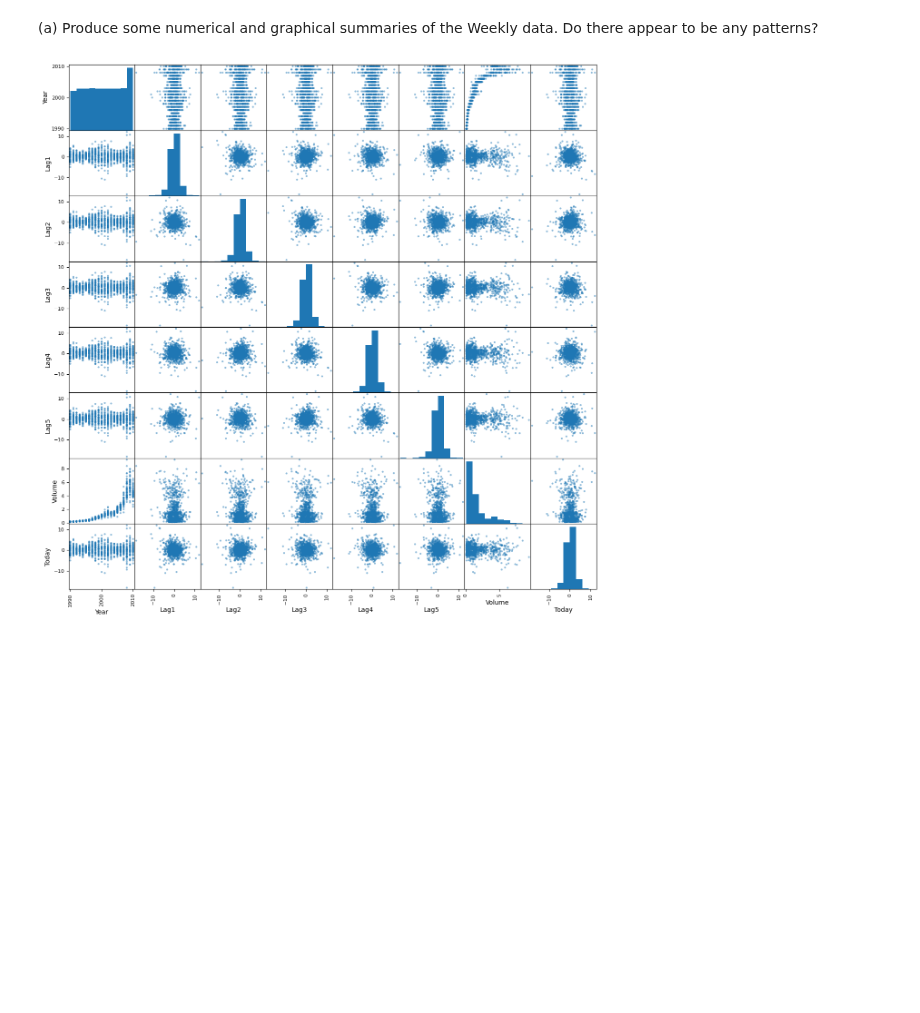
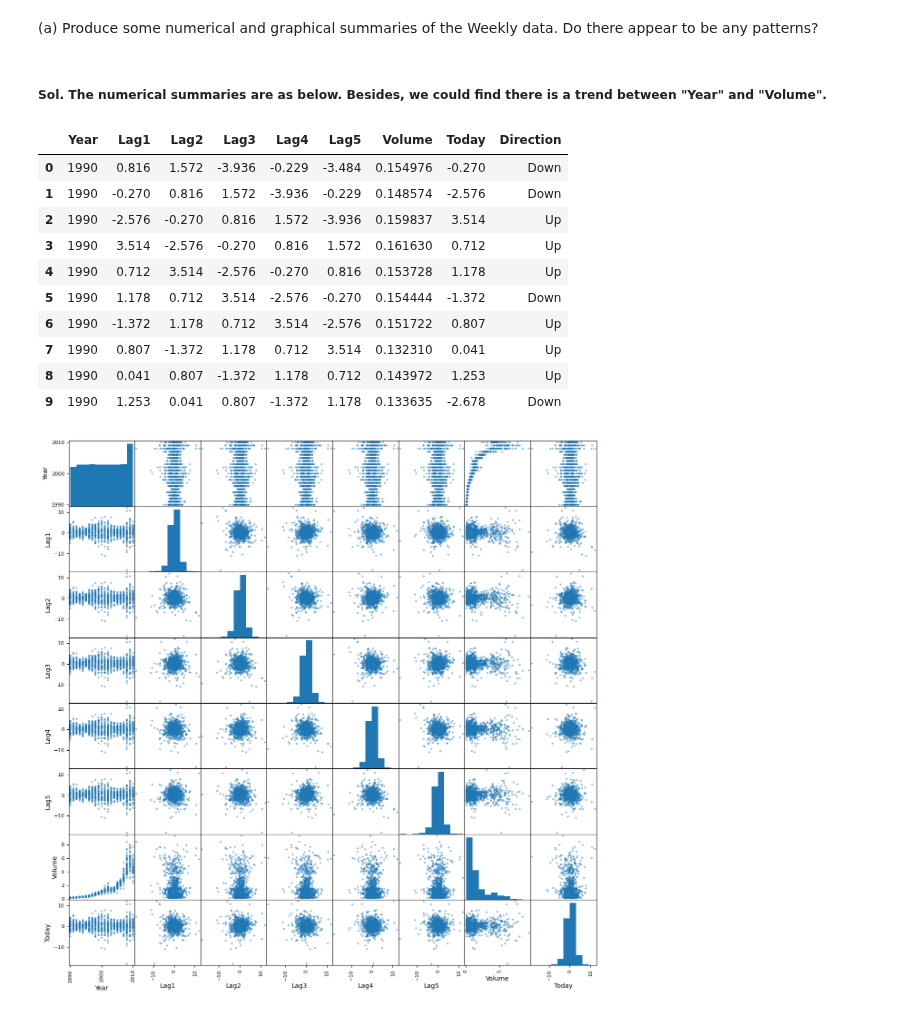
Before and after one commit to andyponn/2025_Fraud-Detection-project, a Jupyter notebook: ML/1027hwQ1.ipynb, the cells around one changed output. Saved outputs shown, nothing was run; the diff lists cells and outputs as text; code cells hidden in the pictures; blank space fills up the shorter version.

```diff
--- a/ML/1027hwQ1.ipynb
+++ b/ML/1027hwQ1.ipynb
@@ -12,6 +12,22 @@ df = load_data('Weekly')
 # %% [markdown]
 (a) Produce some numerical and graphical summaries of the Weekly
 data. Do there appear to be any patterns?
+# %% [markdown]
+##### Sol. The numerical summaries are as below. Besides, we could find there is a trend between "Year" and "Volume".
+# %%
+df.head(10)
+# %% [output]
+|  | Year | Lag1 | Lag2 | Lag3 | Lag4 | Lag5 | Volume | Today | Direction |
+| 0 | 1990 | 0.816 | 1.572 | -3.936 | -0.229 | -3.484 | 0.154976 | -0.270 | Down |
+| 1 | 1990 | -0.270 | 0.816 | 1.572 | -3.936 | -0.229 | 0.148574 | -2.576 | Down |
+| 2 | 1990 | -2.576 | -0.270 | 0.816 | 1.572 | -3.936 | 0.159837 | 3.514 | Up |
+| 3 | 1990 | 3.514 | -2.576 | -0.270 | 0.816 | 1.572 | 0.161630 | 0.712 | Up |
+| 4 | 1990 | 0.712 | 3.514 | -2.576 | -0.270 | 0.816 | 0.153728 | 1.178 | Up |
+| 5 | 1990 | 1.178 | 0.712 | 3.514 | -2.576 | -0.270 | 0.154444 | -1.372 | Down |
+| 6 | 1990 | -1.372 | 1.178 | 0.712 | 3.514 | -2.576 | 0.151722 | 0.807 | Up |
+| 7 | 1990 | 0.807 | -1.372 | 1.178 | 0.712 | 3.514 | 0.132310 | 0.041 | Up |
+| 8 | 1990 | 0.041 | 0.807 | -1.372 | 1.178 | 0.712 | 0.143972 | 1.253 | Up |
+| 9 | 1990 | 1.253 | 0.041 | 0.807 | -1.372 | 1.178 | 0.133635 | -2.678 | Down |
 # %%
 import pandas as pd
 from pandas.plotting import scatter_matrix
```
Also changed, not shown: parts of 1 cell of this notebook.
